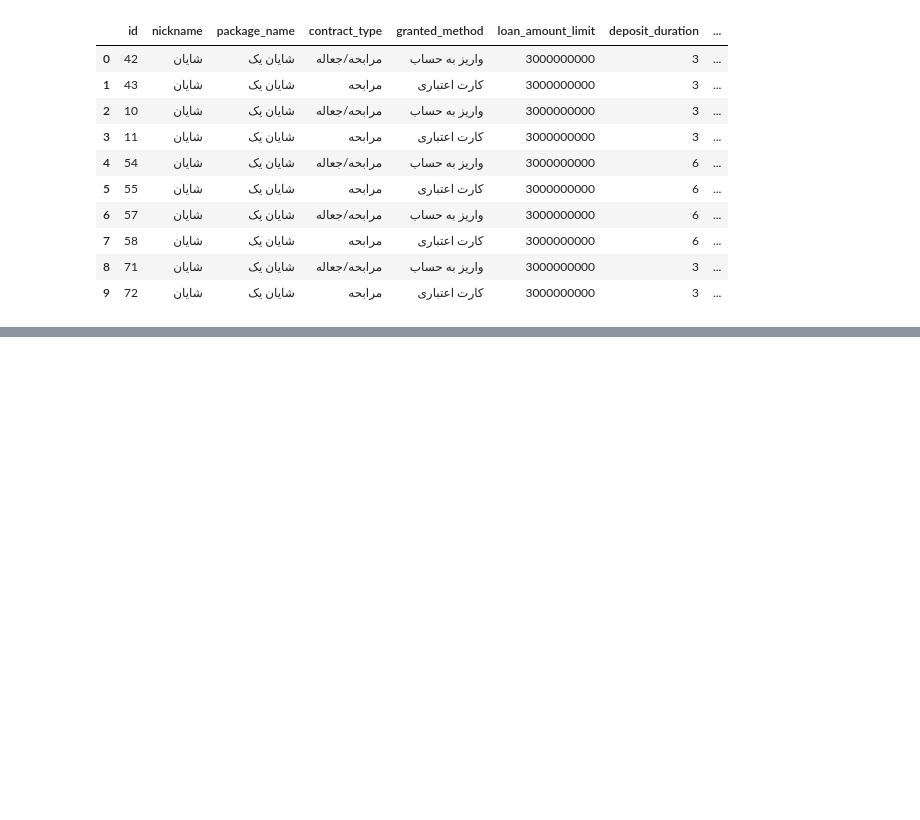
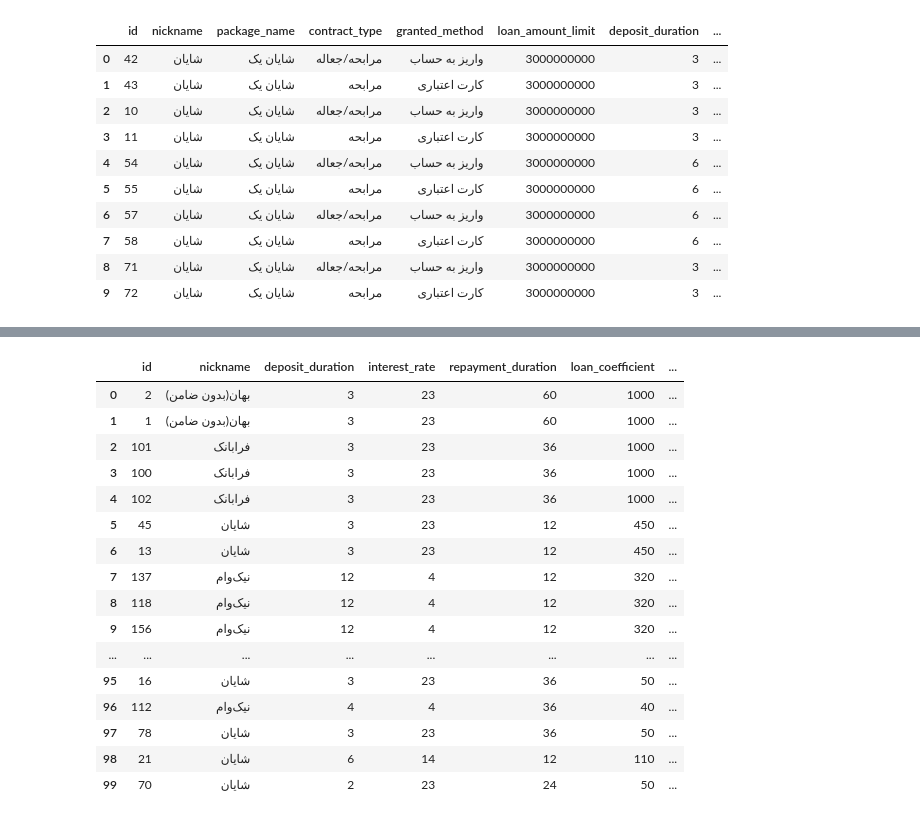
Before and after one commit to MahdiBahar/Loan_Reommender_System, a Jupyter notebook: deployment_extraction_chatbot/loan_logic.ipynb, the cells around one changed output, grey strips where cells are left out. Drawn from its saved outputs; the diff is of its cells as text; code cells hidden in the pictures; blank space fills up the shorter version.

```diff
--- a/deployment_extraction_chatbot/loan_logic.ipynb
+++ b/deployment_extraction_chatbot/loan_logic.ipynb
@@ -332,0 +593,20 @@ pd.DataFrame(result).head(10)
+# %%
+df_reduced.head(100)
+# %% [output]
+|  | id | nickname | deposit_duration | interest_rate | repayment_duration | loan_coefficient | ... |
+| 0 | 2 | بهان(بدون ضامن) | 3 | 23 | 60 | 1000 | ... |
+| 1 | 1 | بهان(بدون ضامن) | 3 | 23 | 60 | 1000 | ... |
+| 2 | 101 | فرابانک | 3 | 23 | 36 | 1000 | ... |
+| 3 | 100 | فرابانک | 3 | 23 | 36 | 1000 | ... |
+| 4 | 102 | فرابانک | 3 | 23 | 36 | 1000 | ... |
+| 5 | 45 | شایان | 3 | 23 | 12 | 450 | ... |
+| 6 | 13 | شایان | 3 | 23 | 12 | 450 | ... |
+| 7 | 137 | نیک‌وام | 12 | 4 | 12 | 320 | ... |
+| 8 | 118 | نیک‌وام | 12 | 4 | 12 | 320 | ... |
+| 9 | 156 | نیک‌وام | 12 | 4 | 12 | 320 | ... |
+| ... | ... | ... | ... | ... | ... | ... | ... |
+| 95 | 16 | شایان | 3 | 23 | 36 | 50 | ... |
+| 96 | 112 | نیک‌وام | 4 | 4 | 36 | 40 | ... |
+| 97 | 78 | شایان | 3 | 23 | 36 | 50 | ... |
+| 98 | 21 | شایان | 6 | 14 | 12 | 110 | ... |
+| 99 | 70 | شایان | 2 | 23 | 24 | 50 | ... |
```
Also changed, not shown: parts of 15 cells of this notebook, 1 other file.
